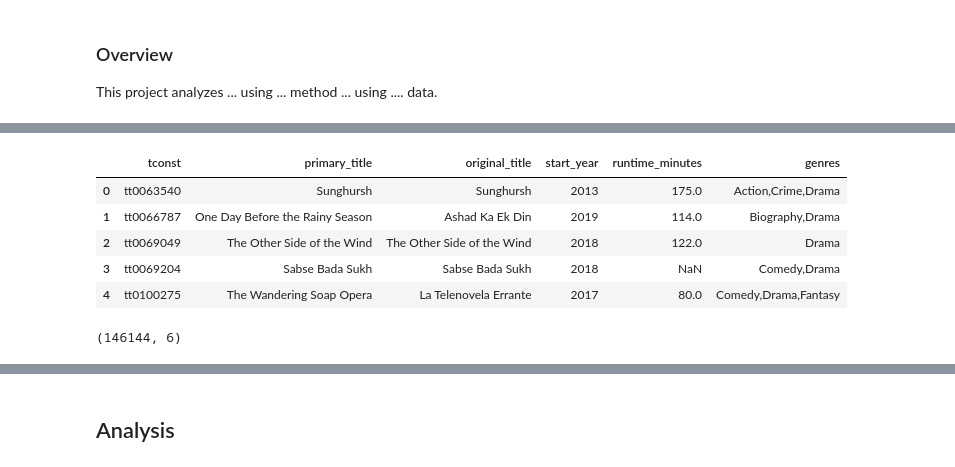
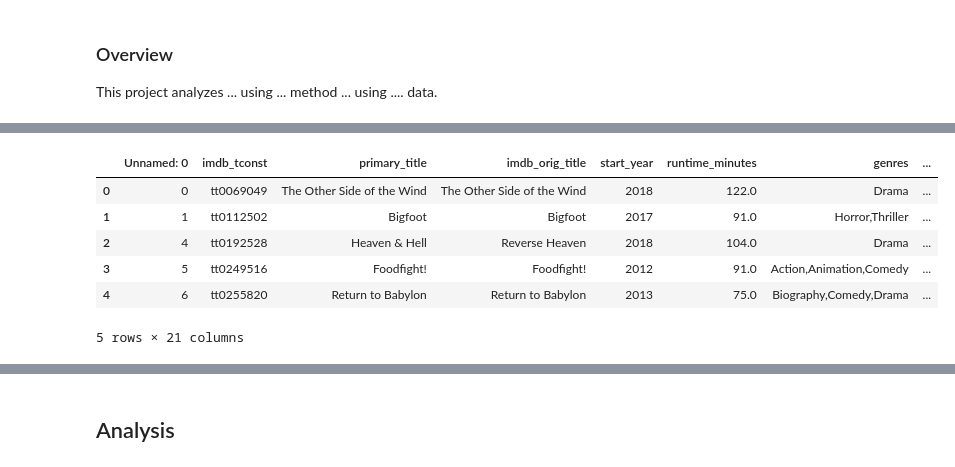
Before and after one commit to sidneykung/Movie-Data-Analysis, a Jupyter notebook: analysis.ipynb, the cells around one changed output, grey strips where cells are left out. Cells and saved outputs as stored; diff of their text form; code cells hidden in the pictures.

```diff
--- a/analysis.ipynb
+++ b/analysis.ipynb
@@ -41,15 +30,14 @@ df3 = pd.read_csv('zippedData/bom.movie_gross.csv.gz')
+# %%
+# loading all_movies_df & setting it to the variable all_movies
+all_movies = pd.read_csv('all_movies_df.csv')
 # %%
 # viewing first 5 rows of imdb.title.basics
-df1.head()
+all_movies.head()
 # %% [output]
-|  | tconst | primary_title | original_title | start_year | runtime_minutes | genres |
-| 0 | tt0063540 | Sunghursh | Sunghursh | 2013 | 175.0 | Action,Crime,Drama |
-| 1 | tt0066787 | One Day Before the Rainy Season | Ashad Ka Ek Din | 2019 | 114.0 | Biography,Drama |
-| 2 | tt0069049 | The Other Side of the Wind | The Other Side of the Wind | 2018 | 122.0 | Drama |
-| 3 | tt0069204 | Sabse Bada Sukh | Sabse Bada Sukh | 2018 | NaN | Comedy,Drama |
-| 4 | tt0100275 | The Wandering Soap Opera | La Telenovela Errante | 2017 | 80.0 | Comedy,Drama,Fantasy |
+|  | Unnamed: 0 | imdb_tconst | primary_title | imdb_orig_title | start_year | runtime_minutes | genres | ... |
+| 0 | 0 | tt0069049 | The Other Side of the Wind | The Other Side of the Wind | 2018 | 122.0 | Drama | ... |
+| 1 | 1 | tt0112502 | Bigfoot | Bigfoot | 2017 | 91.0 | Horror,Thriller | ... |
+| 2 | 4 | tt0192528 | Heaven & Hell | Reverse Heaven | 2018 | 104.0 | Drama | ... |
+| 3 | 5 | tt0249516 | Foodfight! | Foodfight! | 2012 | 91.0 | Action,Animation,Comedy | ... |
+| 4 | 6 | tt0255820 | Return to Babylon | Return to Babylon | 2013 | 75.0 | Biography,Comedy,Drama | ... |
+5 rows × 21 columns
-# %%
-# checking how many rows & columns are in imdb.title.basics
-df1.shape
-# %% [output]
-(146144, 6)
```
Also changed, not shown: parts of 22 cells of this notebook.
